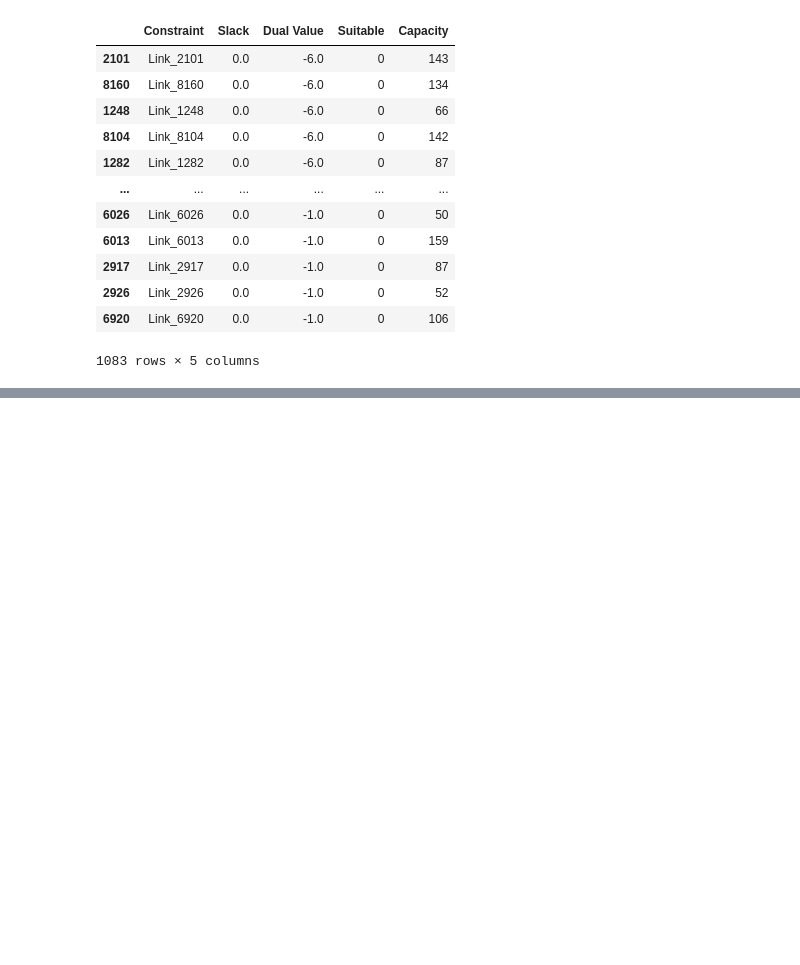
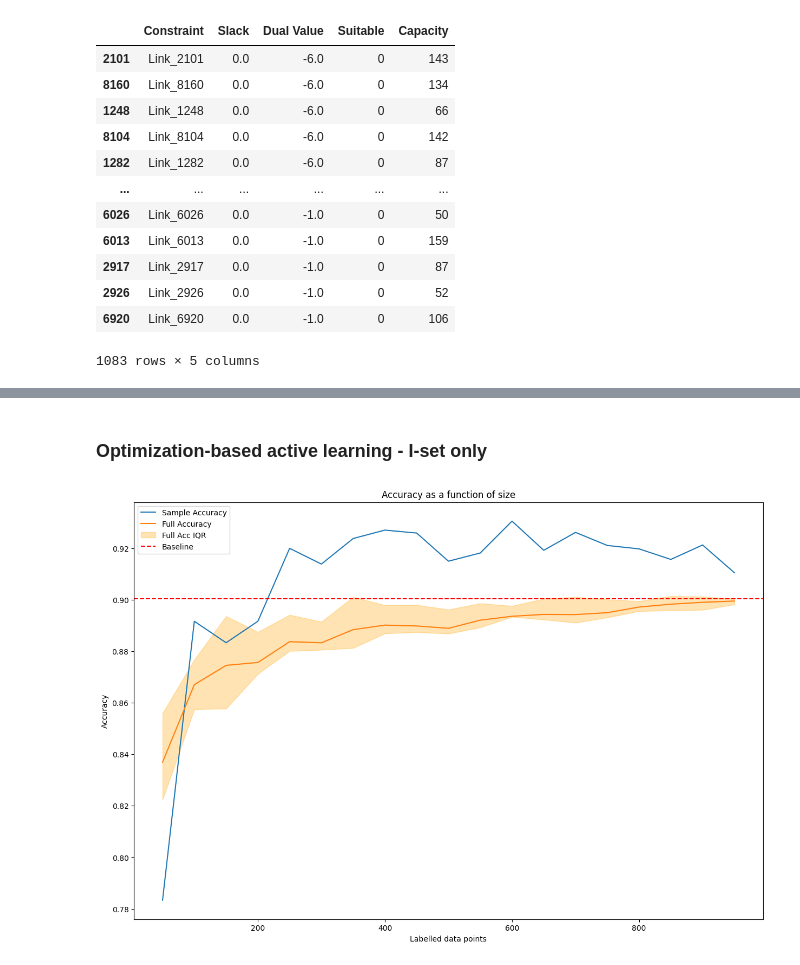
Before and after one commit to giorgiodemarchi/Duality-Based-Active-Learning, a Jupyter notebook: model.ipynb, the cells around one changed output, grey strips where cells are left out. Saved outputs shown, nothing was run; the diff lists cells and outputs as text; code cells hidden in the pictures; blank space fills up the shorter version.

```diff
--- a/model.ipynb
+++ b/model.ipynb
@@ -490,3 +490,11 @@ cost_1 = cost_1.pivot(index='Origin', columns='Hub', values='Value').fillna(0).t
 
 cost_2 = pd.read_csv("data/opti-transshipment_to_destination_cost.csv")
 cost_2 = cost_2.pivot(index='Hub', columns='Destination', values='Value').fillna(0).to_numpy()
+# %%
+## To be used for I-SET active learning
+
+cost_2_df = pd.DataFrame(cost_2)
+cost_2_df = cost_2_df.reset_index().rename(columns={'index':'j'})
+cost_2_df = cost_2_df.melt(id_vars=['j'], var_name='k', value_name='cost')
+
+cost_2_df.head()
@@ -610,3 +613,8 @@ dual_df[(dual_df['Suitable']==0) & (dual_df['Dual Value']!=0)].sort_values(by='D
 | 2926 | Link_2926 | 0.0 | -1.0 | 0 | 52 |
 | 6920 | Link_6920 | 0.0 | -1.0 | 0 | 106 |
 1083 rows × 5 columns
+# %%
+merged_cost = pd.merge(df_Y, cost_2_df, on=['j', 'k'], how='left')
+merged_cost['total_cost'] = merged_cost['Value'] * merged_cost['cost']
+
+merged_cost.groupby('k')[['total_cost']].sum().sort_values(by='total_cost', ascending=False).reset_index()
@@ -614,0 +772,2 @@ dual_df[(dual_df['Suitable']==0) & (dual_df['Dual Value']!=0)].sort_values(by='D
+# %% [markdown]
+### **Optimization-based active learning** - I-set only
@@ -614,0 +853,35 @@ dual_df[(dual_df['Suitable']==0) & (dual_df['Dual Value']!=0)].sort_values(by='D
+# %%
+def compute_stats(df, key, element_index=0):
+    max_vals = df[key].apply(lambda x: x[element_index]).max()
+    min_vals = df[key].apply(lambda x: x[element_index]).min()
+    q25_vals = df[key].apply(lambda x: x[element_index]).quantile(0.25)
+    q75_vals = df[key].apply(lambda x: x[element_index]).quantile(0.75)
+    return max_vals, min_vals, q25_vals, q75_vals
+
+# Compute stats for sample and full accuracy
+stats_sample = {size: compute_stats(all_accuracies_df, size, element_index=0) for size in all_accuracies_df.columns}
+stats_full = {size: compute_stats(all_accuracies_df, size, element_index=1) for size in all_accuracies_df.columns}
+
+# Convert these stats into DataFrames
+stats_sample_df = pd.DataFrame(stats_sample, index=['Max', 'Min', '25%', '75%']).T
+stats_full_df = pd.DataFrame(stats_full, index=['Max', 'Min', '25%', '75%']).T
+# Plotting
+plt.figure(figsize=(15,10))
+
+# Plot average accuracies
+plt.plot(accuracies_df.reset_index()['index'], accuracies_df['Sample Accuracy'], label='Sample Accuracy')
+plt.plot(accuracies_df.reset_index()['index'], accuracies_df['Full Accuracy'], label='Full Accuracy')
+
+# Optional: Plot IQR
+# plt.fill_between(accuracies_df.reset_index()['index'], stats_sample_df['25%'], stats_sample_df['75%'], color='blue', alpha=0.3, label='Sample Acc IQR')
+plt.fill_between(accuracies_df.reset_index()['index'], stats_full_df['25%'], stats_full_df['75%'], color='orange', alpha=0.3, label='Full Acc IQR')
+
+# Baseline accuracy and other plot settings
+plt.axhline(y=baseline_accuracy, color='r', linestyle='--', label='Baseline')
+plt.legend()
+plt.title('Accuracy as a function of size')
+plt.xlabel('Labelled data points')
+plt.ylabel('Accuracy')
+plt.show()
+# %% [output]
+[figure, added]
```
Also changed, not shown: parts of 18 cells of this notebook.
